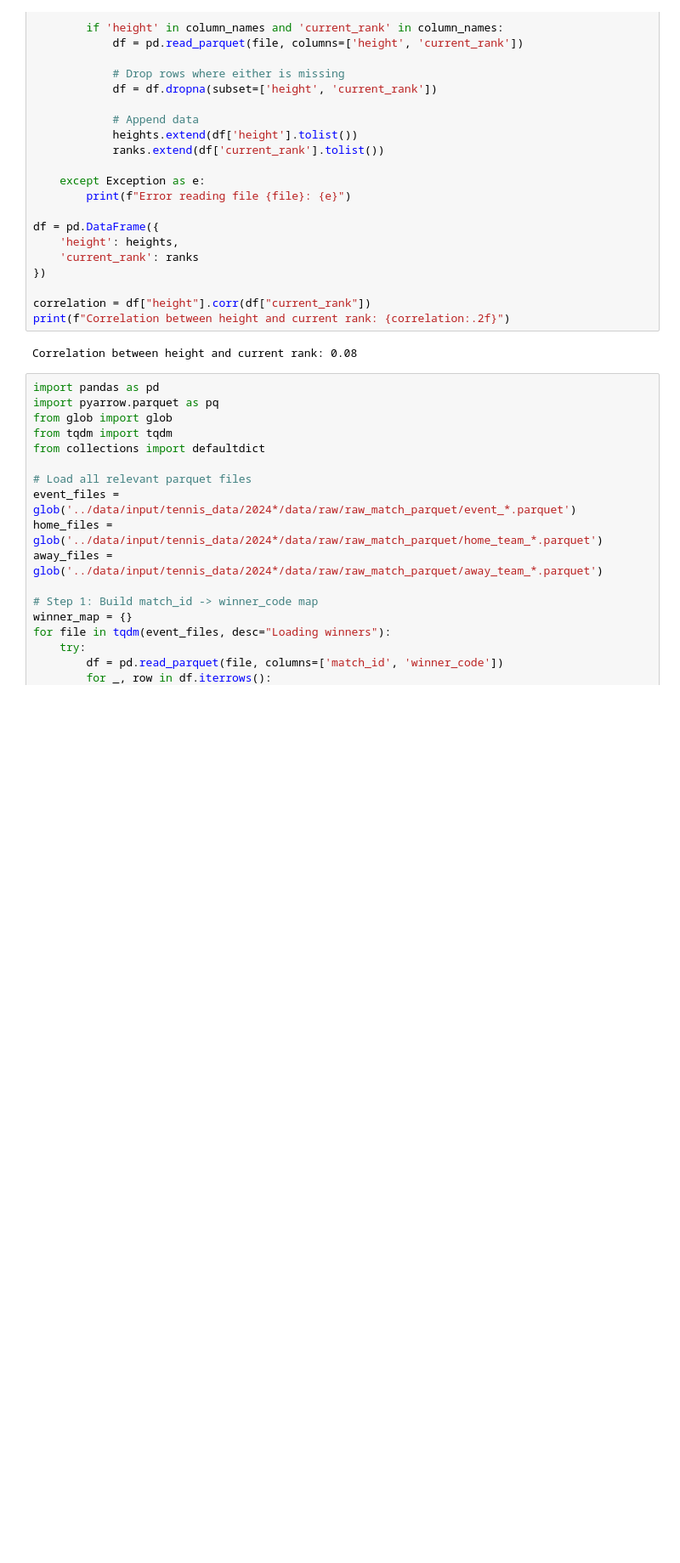
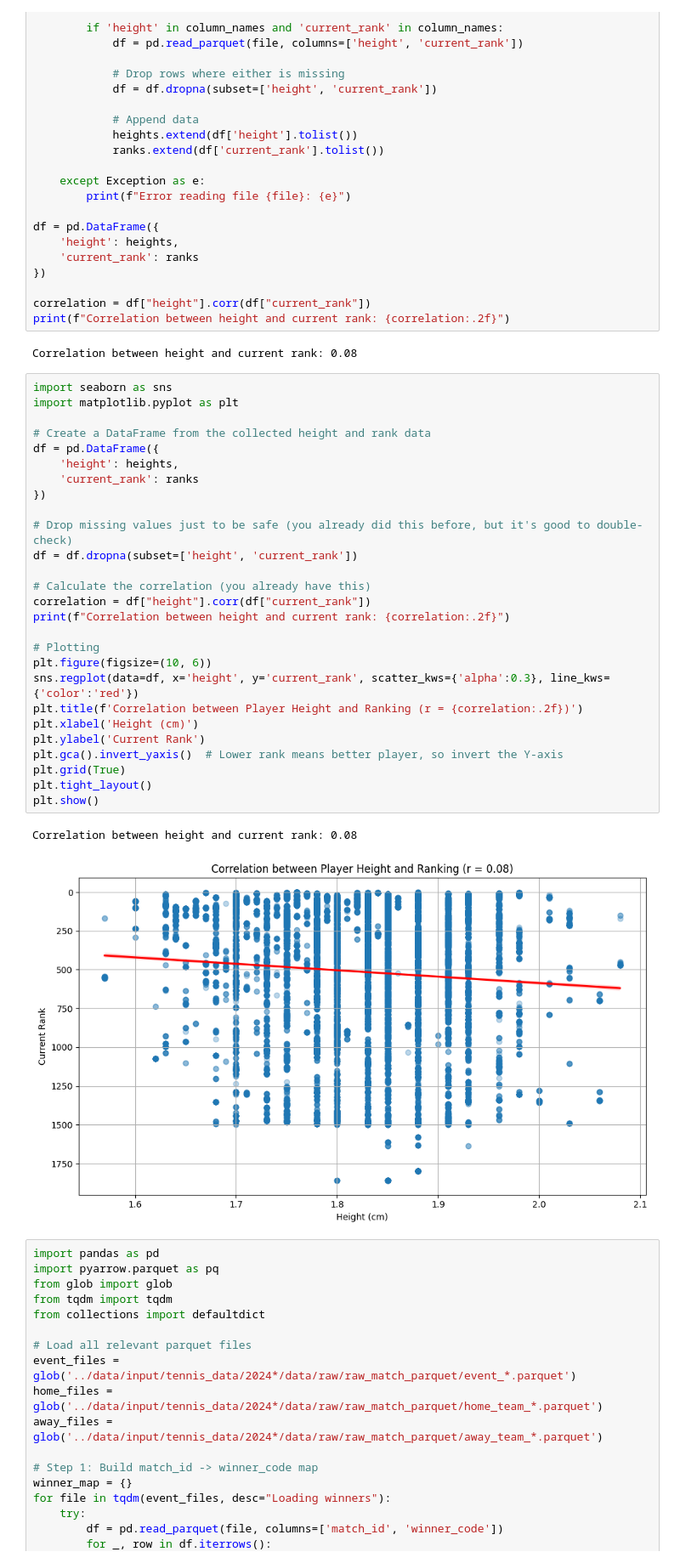
Before and after one commit to ZahraKatibe/Data-Analysis-Mini-Project, a Jupyter notebook: notebooks/data_handling.ipynb, the cells around one changed output. Shown at 85% size. Drawn from its saved outputs; the diff is of its cells as text; blank space fills up the shorter version.

```diff
--- a/notebooks/data_handling.ipynb
+++ b/notebooks/data_handling.ipynb
@@ -88,6 +119,36 @@ correlation = df["height"].corr(df["current_rank"])
 print(f"Correlation between height and current rank: {correlation:.2f}")
 # %% [output]
 Correlation between height and current rank: 0.08
+# %%
+import seaborn as sns
+import matplotlib.pyplot as plt
+
+# Create a DataFrame from the collected height and rank data
+df = pd.DataFrame({
+    'height': heights,
+    'current_rank': ranks
+})
+
+# Drop missing values just to be safe (you already did this before, but it's good to double-check)
+df = df.dropna(subset=['height', 'current_rank'])
+
+# Calculate the correlation (you already have this)
+correlation = df["height"].corr(df["current_rank"])
+print(f"Correlation between height and current rank: {correlation:.2f}")
+
+# Plotting
+plt.figure(figsize=(10, 6))
+sns.regplot(data=df, x='height', y='current_rank', scatter_kws={'alpha':0.3}, line_kws={'color':'red'})
+plt.title(f'Correlation between Player Height and Ranking (r = {correlation:.2f})')
+plt.xlabel('Height (cm)')
+plt.ylabel('Current Rank')
+plt.gca().invert_yaxis()  # Lower rank means better player, so invert the Y-axis
+plt.grid(True)
+plt.tight_layout()
+plt.show()
+# %% [output]
+Correlation between height and current rank: 0.08
+[figure, added]
 # %%
 import pandas as pd
 import pyarrow.parquet as pq
```
Also changed, not shown: parts of 3 cells of this notebook, 2 other files.
